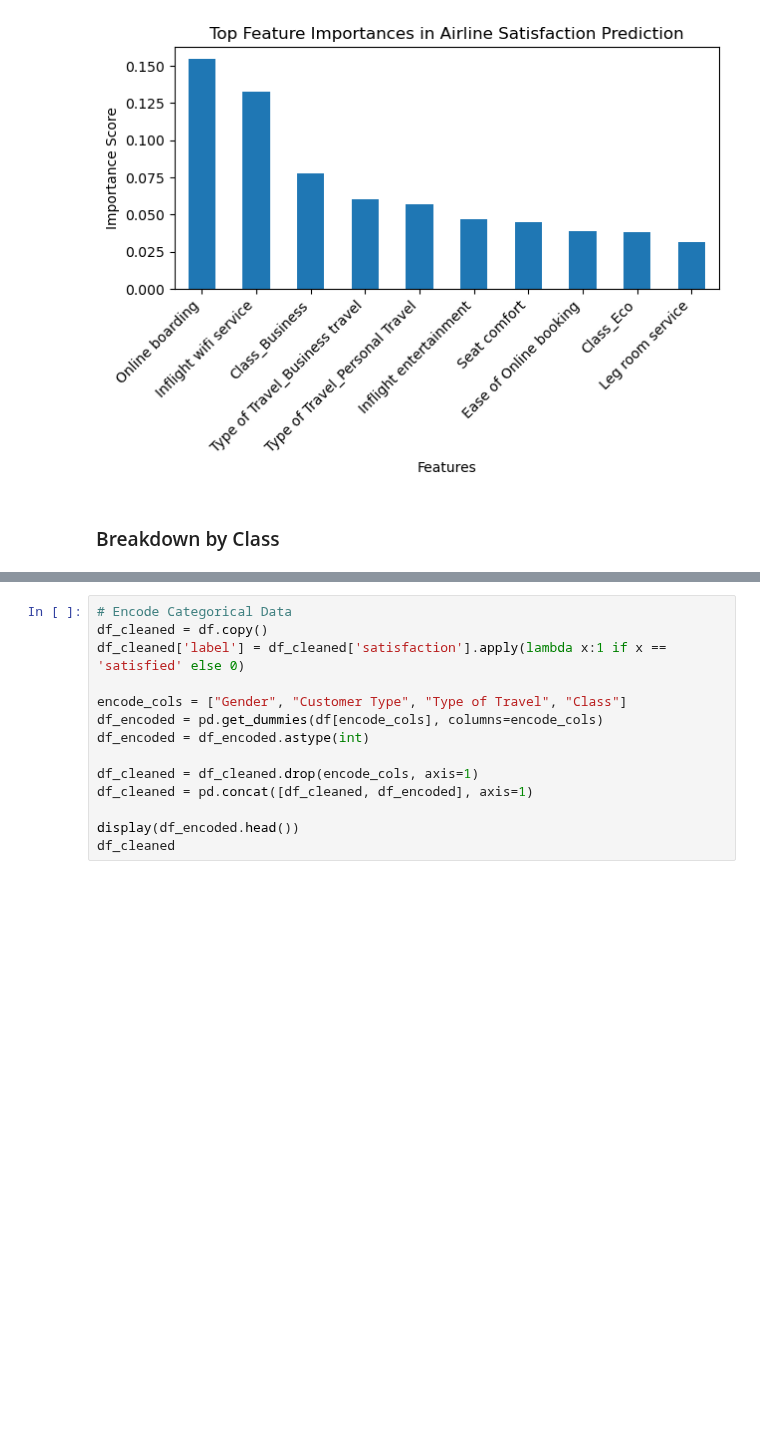
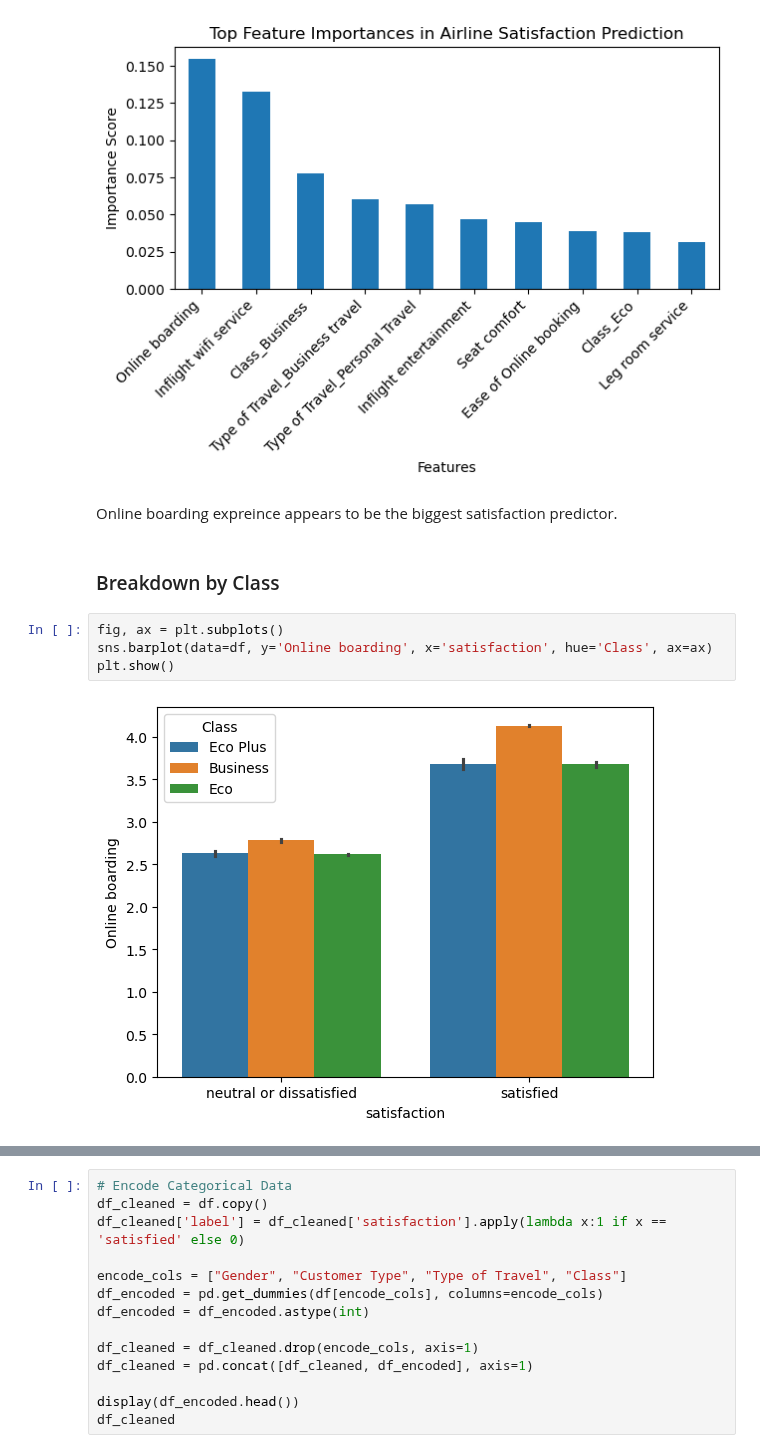
Before and after one commit to T-Godwins/airline-project, a Jupyter notebook: technical_analysis/02_baseline_model_discovery.ipynb, the cells around one changed output, grey strips where cells are left out. Cells and saved outputs as stored; diff of their text form; blank space fills up the shorter version.

Commit message:
box plot for discovery

```diff
--- a/technical_analysis/02_baseline_model_discovery.ipynb
+++ b/technical_analysis/02_baseline_model_discovery.ipynb
@@ -99,5 +101,13 @@ plt.xticks(rotation=45, ha='right')
 fig.tight_layout()
 # %% [output]
 [figure]
+# %% [markdown]
+Online boarding expreince appears to be the biggest satisfaction predictor.
 # %% [markdown]
 ### Breakdown by Class
+# %%
+fig, ax = plt.subplots()
+sns.barplot(data=df, y='Online boarding', x='satisfaction', hue='Class', ax=ax)
+plt.show()
+# %% [output]
+[figure, added]
```
Also changed, not shown: parts of 2 cells of this notebook.
